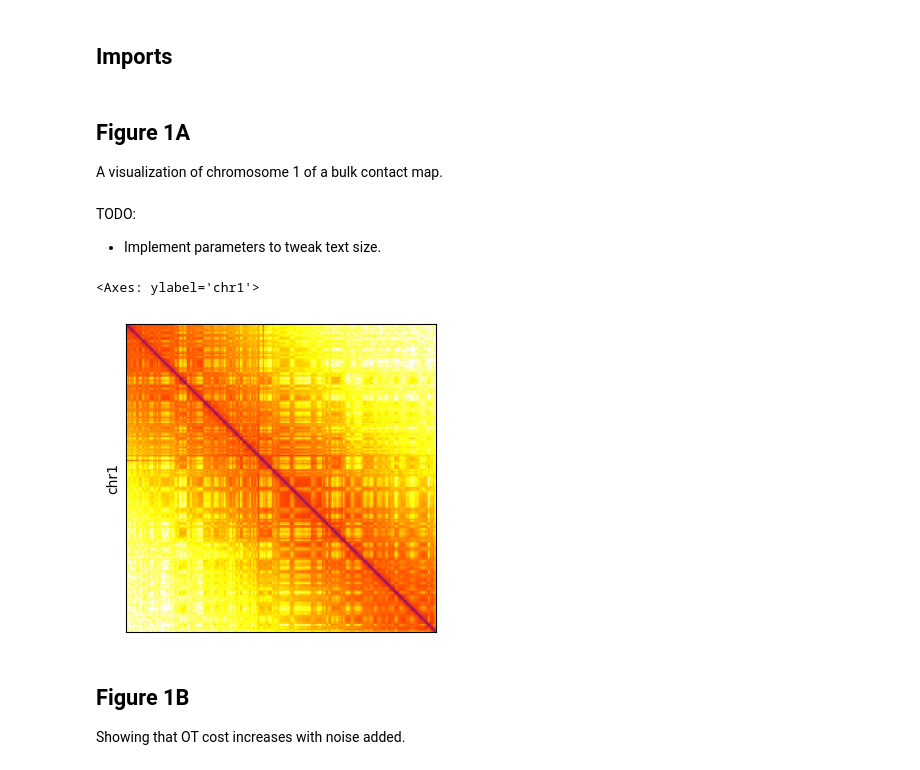
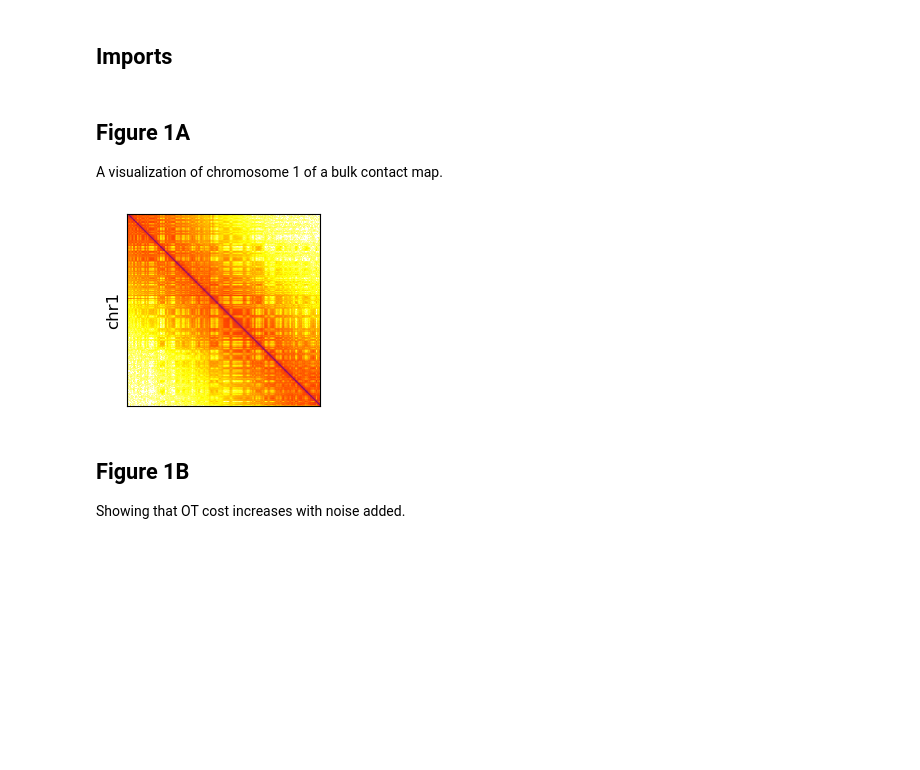
Before and after one commit to OlivierJSm/MasterInternship1, a Jupyter notebook: Testing/Report Figures/section_1.ipynb, the cells around one changed output. Saved outputs shown, nothing was run; the diff lists cells and outputs as text; code cells hidden in the pictures; blank space fills up the shorter version.

```diff
--- a/Testing/Report Figures/section_1.ipynb
+++ b/Testing/Report Figures/section_1.ipynb
@@ -33,16 +34,14 @@ from itertools import combinations
 clrs_bulk = import_cool_dir(data_dir_bulk, 1_000_000)
 # %% [markdown]
 ## Figure 1A
-A visualization of chromosome 1 of a bulk contact map. <br>
-<br>
-TODO: <br>
-- Implement parameters to tweak text size.
+A visualization of chromosome 1 of a bulk contact map.
 # %%
 # Visualization
-hic_vis_region_zoom(clrs_bulk[0], "1", cmap="higlass", chr_label="chr1")
+fig, ax = plt.subplots(figsize=(2.5, 2.5))
+hic_vis_region_zoom(clrs_bulk[0], "1", cmap="higlass", chr_label="chr1", ax=ax)
+plt.savefig(f"{figure_save_dir}/F1A.pdf")
 # %% [output]
-<Axes: ylabel='chr1'>
-[figure, old version]
+[figure, new version]
 # %% [markdown]
 ## Figure 1B
 Showing that OT cost increases with noise added.
```
Also changed, not shown: parts of 39 cells of this notebook, 26 other files.
